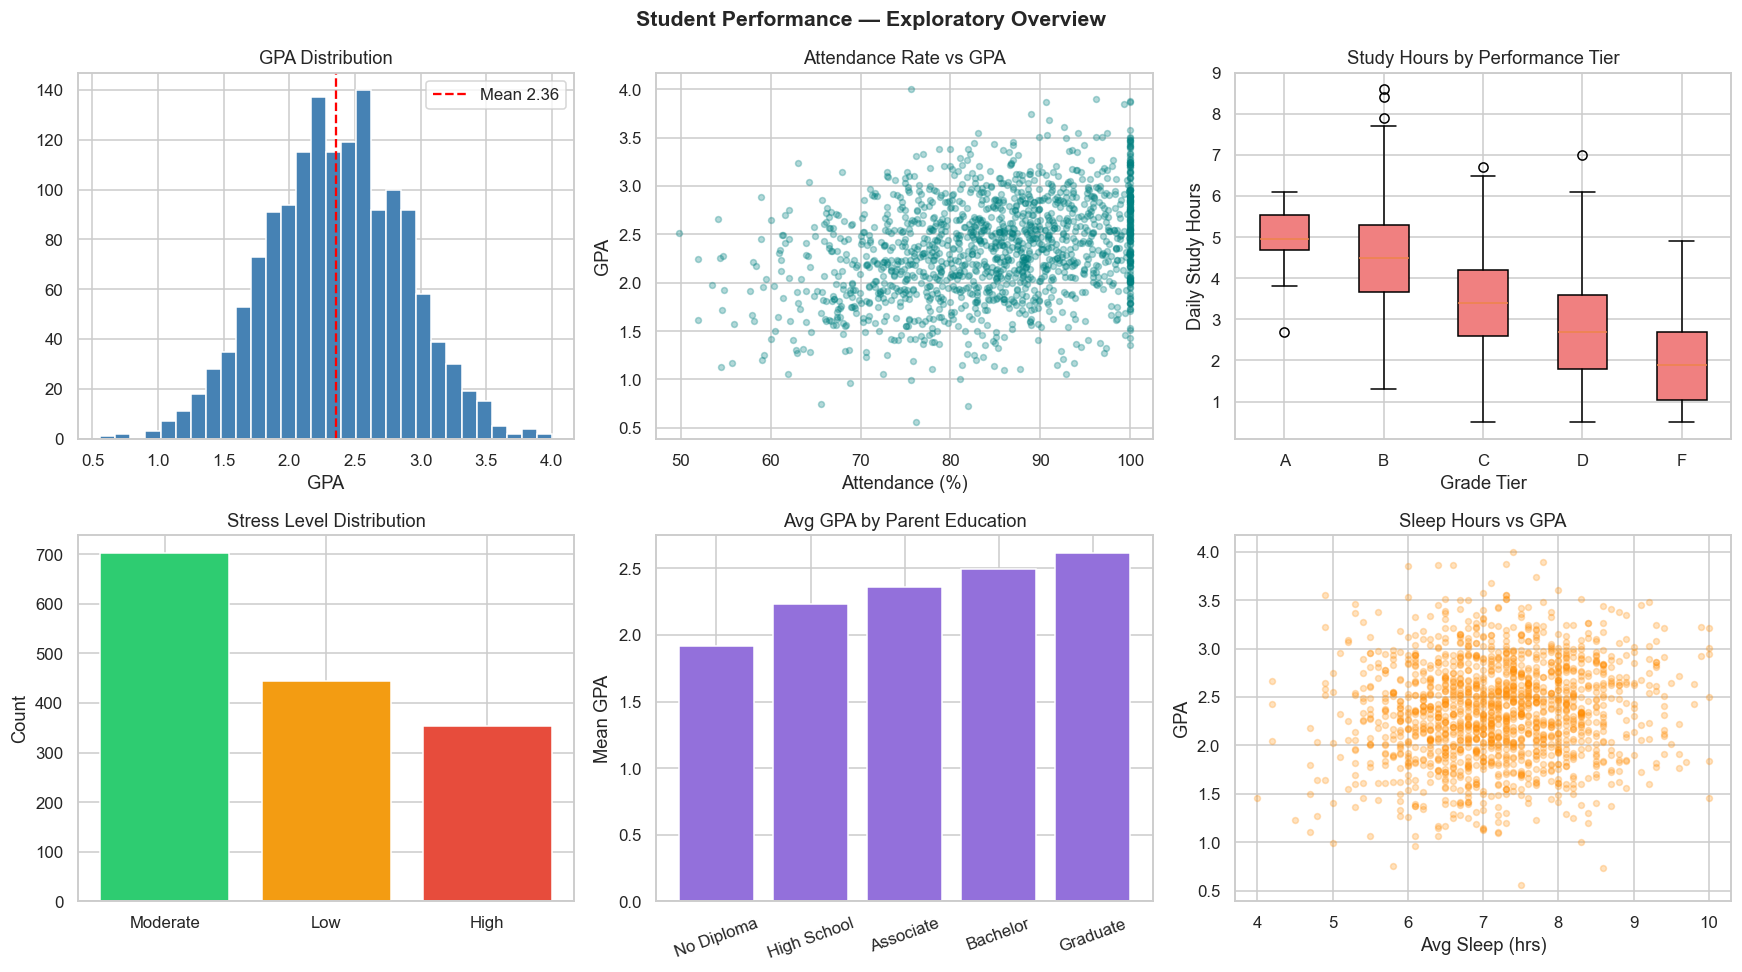
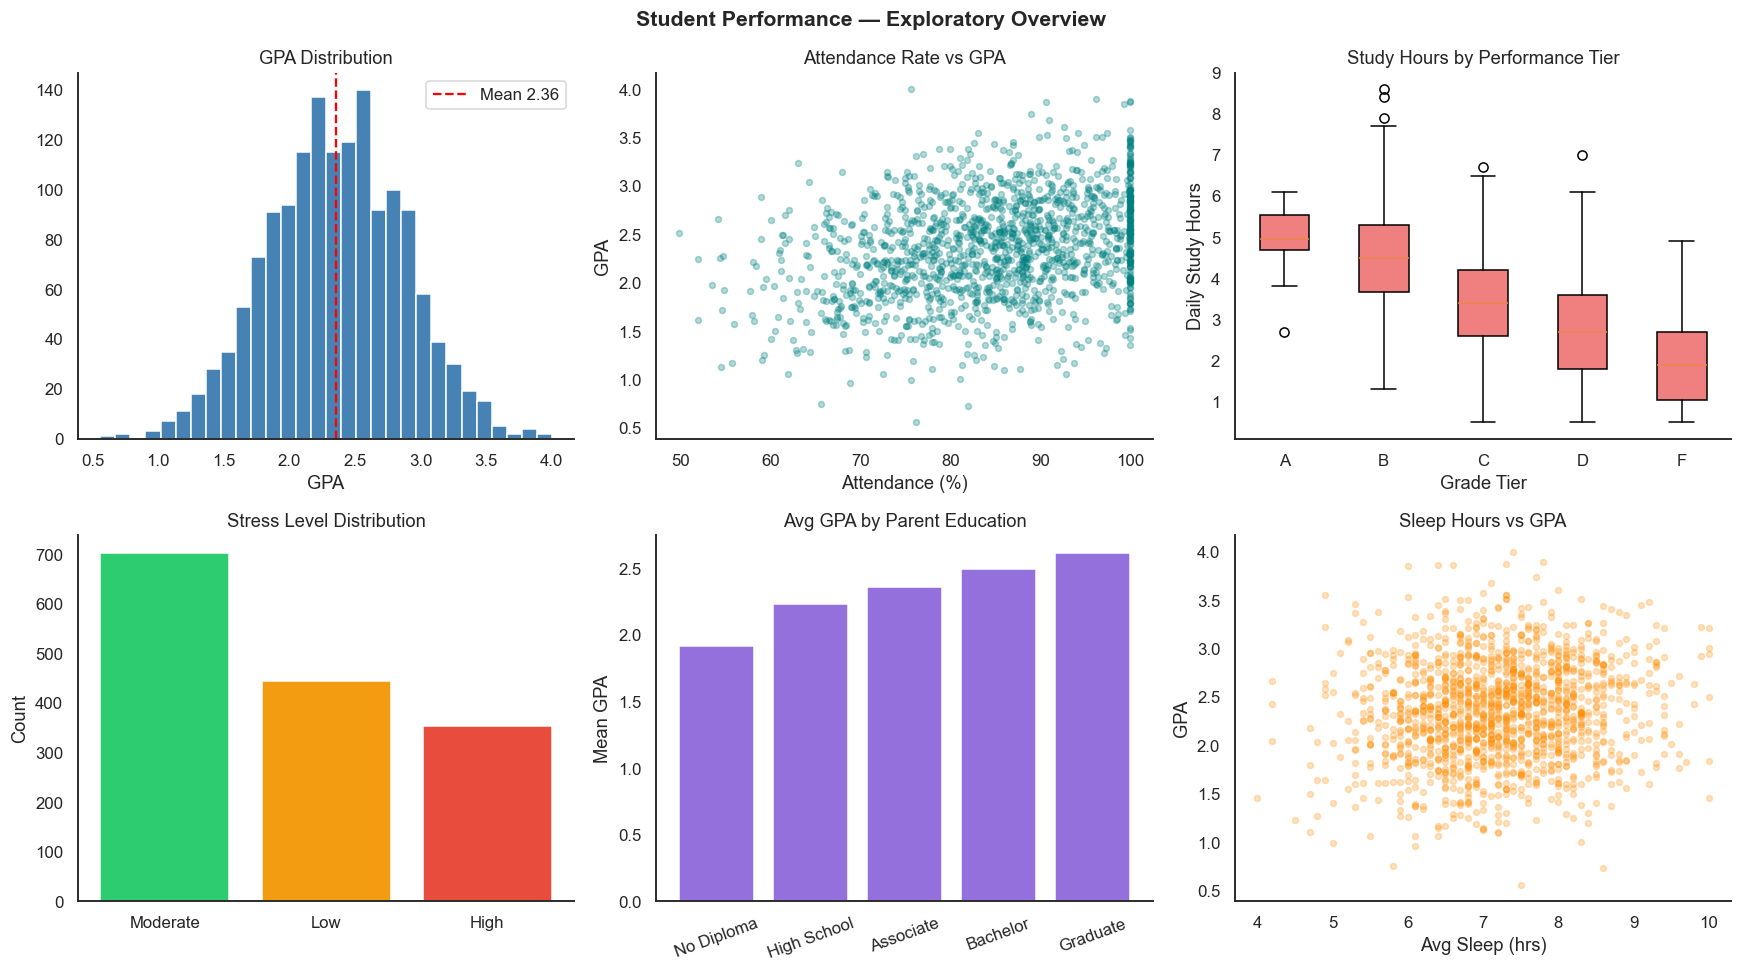
Unified diff of the notebook cell whose output changed from the first chart to the second:
--- before
+++ after
@@ -36,3 +36,6 @@
 axes[1,2].set_title('Sleep Hours vs GPA'); axes[1,2].set_xlabel('Avg Sleep (hrs)'); axes[1,2].set_ylabel('GPA')
 
+for ax in axes.flat:
+    ax.grid(False)
+    sns.despine(ax=ax)
 plt.tight_layout(); plt.show()

Commit: Implement feature X to enhance user experience and fix bug Y in module Z